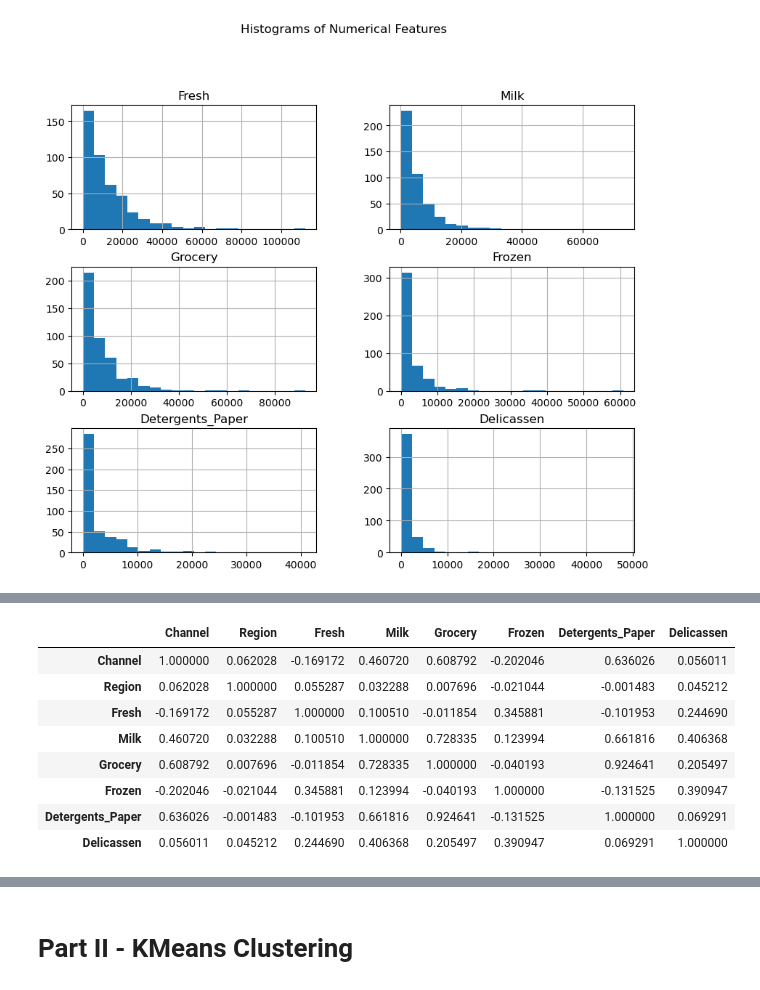
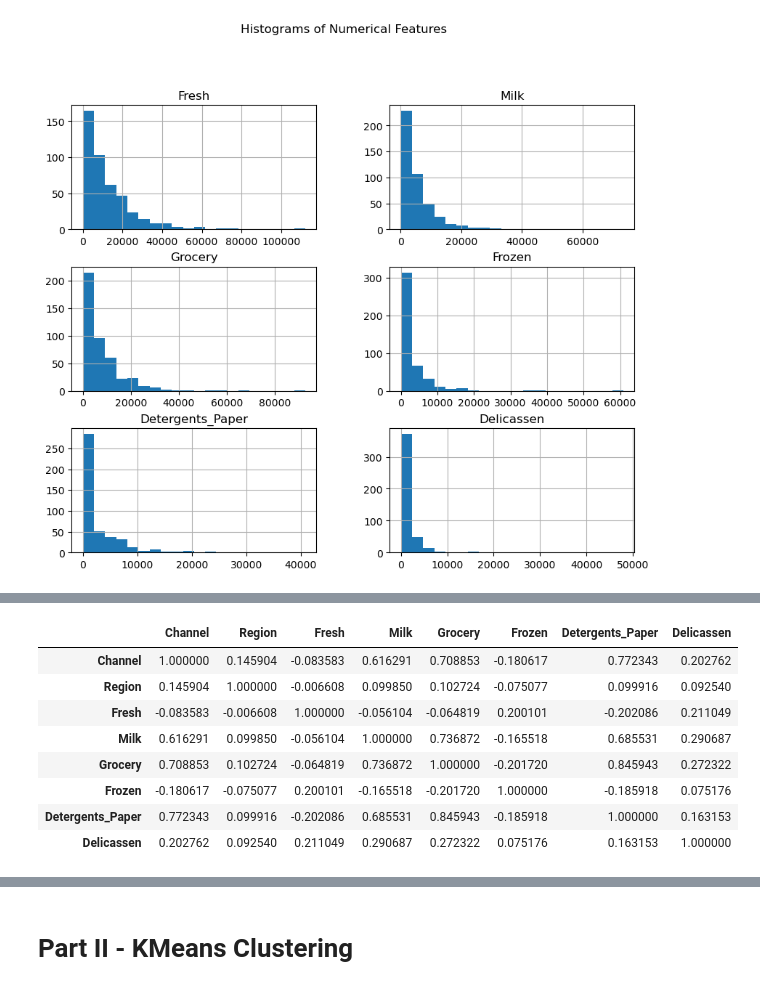
Before and after one commit to curtislo93/unsupervised-learning-project, a Jupyter notebook: Unsupervised Learning - Project.ipynb, the cells around one changed output, grey strips where cells are left out. Cells and saved outputs as stored; diff of their text form; code cells hidden in the pictures.

```diff
--- a/Unsupervised Learning - Project.ipynb
+++ b/Unsupervised Learning - Project.ipynb
@@ -147,15 +145,29 @@ outliers_df
+# %%
+# Make a copy of the cleaned DataFrame for preprocessing
+df_preprocessed = df_cleaned.copy()
+
+# Data Transformation: Standardization
+scaler = StandardScaler()
+df_preprocessed[numerical_columns] = scaler.fit_transform(df_preprocessed[numerical_columns])
+# %%
+# Normalize numerical features
+# Initialize MinMaxScaler
+norm_scaler = MinMaxScaler()
+
+# Fit and transform the selected features
+df_preprocessed[numerical_columns] = norm_scaler.fit_transform(df_preprocessed[numerical_columns])
 # %%
-df.corr()
+df_preprocessed.corr()
 # %% [output]
 |  | Channel | Region | Fresh | Milk | Grocery | Frozen | Detergents_Paper | Delicassen |
-| Channel | 1.000000 | 0.062028 | -0.169172 | 0.460720 | 0.608792 | -0.202046 | 0.636026 | 0.056011 |
-| Region | 0.062028 | 1.000000 | 0.055287 | 0.032288 | 0.007696 | -0.021044 | -0.001483 | 0.045212 |
-| Fresh | -0.169172 | 0.055287 | 1.000000 | 0.100510 | -0.011854 | 0.345881 | -0.101953 | 0.244690 |
-| Milk | 0.460720 | 0.032288 | 0.100510 | 1.000000 | 0.728335 | 0.123994 | 0.661816 | 0.406368 |
-| Grocery | 0.608792 | 0.007696 | -0.011854 | 0.728335 | 1.000000 | -0.040193 | 0.924641 | 0.205497 |
-| Frozen | -0.202046 | -0.021044 | 0.345881 | 0.123994 | -0.040193 | 1.000000 | -0.131525 | 0.390947 |
-| Detergents_Paper | 0.636026 | -0.001483 | -0.101953 | 0.661816 | 0.924641 | -0.131525 | 1.000000 | 0.069291 |
-| Delicassen | 0.056011 | 0.045212 | 0.244690 | 0.406368 | 0.205497 | 0.390947 | 0.069291 | 1.000000 |
+| Channel | 1.000000 | 0.145904 | -0.083583 | 0.616291 | 0.708853 | -0.180617 | 0.772343 | 0.202762 |
+| Region | 0.145904 | 1.000000 | -0.006608 | 0.099850 | 0.102724 | -0.075077 | 0.099916 | 0.092540 |
+| Fresh | -0.083583 | -0.006608 | 1.000000 | -0.056104 | -0.064819 | 0.200101 | -0.202086 | 0.211049 |
+| Milk | 0.616291 | 0.099850 | -0.056104 | 1.000000 | 0.736872 | -0.165518 | 0.685531 | 0.290687 |
+| Grocery | 0.708853 | 0.102724 | -0.064819 | 0.736872 | 1.000000 | -0.201720 | 0.845943 | 0.272322 |
+| Frozen | -0.180617 | -0.075077 | 0.200101 | -0.165518 | -0.201720 | 1.000000 | -0.185918 | 0.075176 |
+| Detergents_Paper | 0.772343 | 0.099916 | -0.202086 | 0.685531 | 0.845943 | -0.185918 | 1.000000 | 0.163153 |
+| Delicassen | 0.202762 | 0.092540 | 0.211049 | 0.290687 | 0.272322 | 0.075176 | 0.163153 | 1.000000 |
 # %%
 # Create a heatmap to visualize the correlation matrix
 plt.figure(figsize=(10, 8))
```
Also changed, not shown: parts of 30 cells of this notebook.
